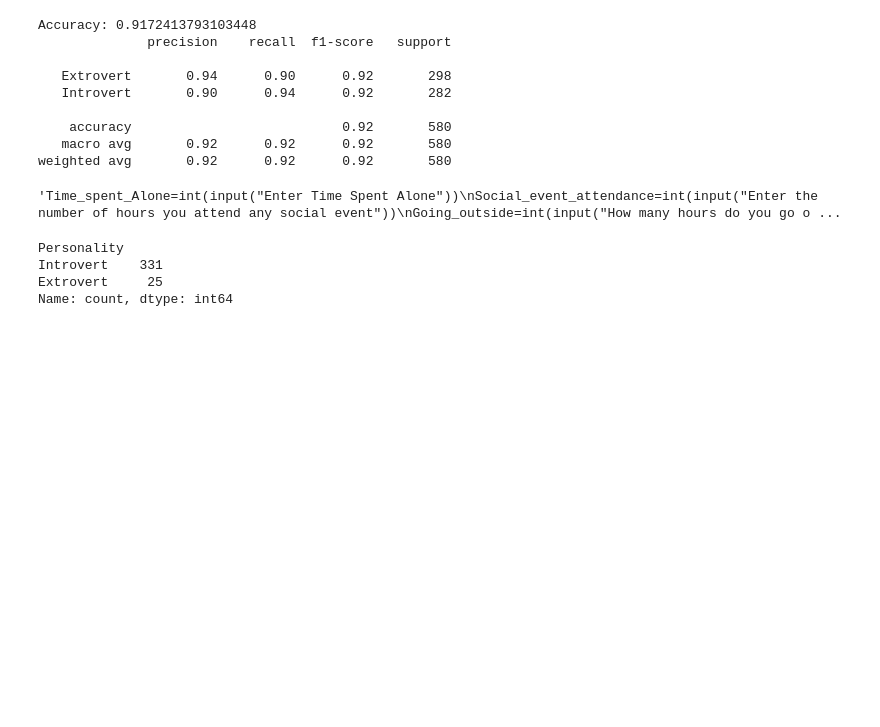
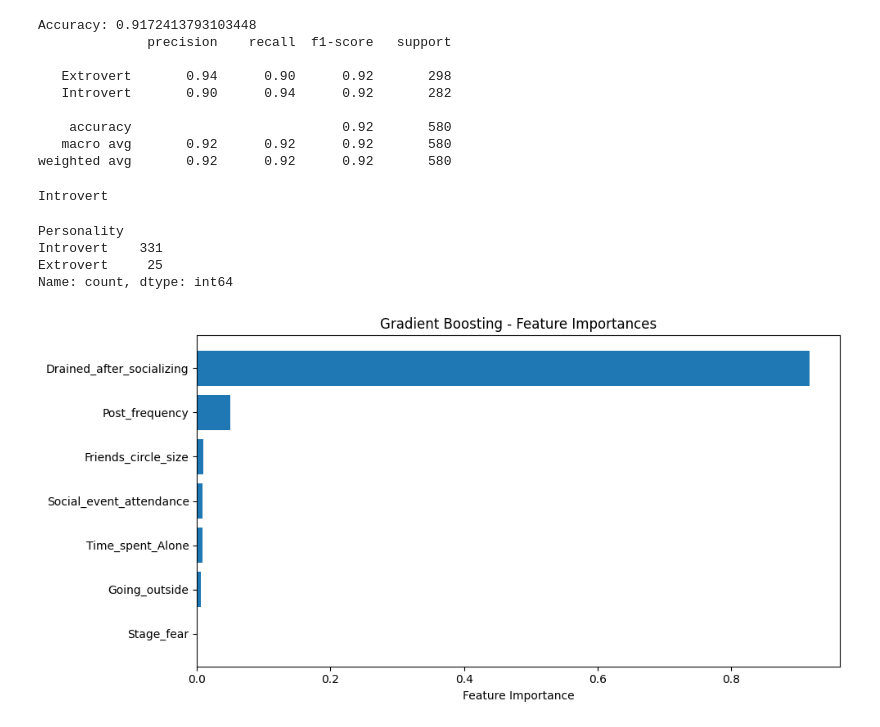
Before and after one commit to praful-srinivasan-027/Extrovert-Introvert, a Jupyter notebook: Human Behaviour.ipynb, the cells around one changed output. Cells and saved outputs as stored; diff of their text form; code cells hidden in the pictures; blank space fills up the shorter version.

```diff
--- a/Human Behaviour.ipynb
+++ b/Human Behaviour.ipynb
@@ -118,8 +118,10 @@ from sklearn.pipeline import Pipeline
 from sklearn.compose import ColumnTransformer
 from sklearn.impute import SimpleImputer
 from sklearn.preprocessing import OrdinalEncoder
+from sklearn.preprocessing import StandardScaler
 num_pipeline = Pipeline([
     ('imputer', SimpleImputer(strategy="median")),
+    ('std_scaler',StandardScaler())
 ])
 
 
@@ -273,7 +275,7 @@ def predict_personality(
     prediction = gr_clas.predict(input_data_test)
     return prediction[0]
 # %%
-'''Time_spent_Alone=int(input("Enter Time Spent Alone"))
+Time_spent_Alone=int(input("Enter Time Spent Alone"))
 Social_event_attendance=int(input("Enter the number of hours you attend any social event"))
 Going_outside=int(input("How many hours do you go outside"))
 Friends_circle_size=int(input("Whats your Friend Circle size"))
@@ -283,9 +285,9 @@ Drained_after_socializing=input("Feeling drained after socializing (Yes/No).")
 print(predict_personality(
     Time_spent_Alone, Social_event_attendance, Going_outside,
     Friends_circle_size, Post_frequency, Stage_fear, Drained_after_socializing
-))'''
+))
 # %% [output]
-'Time_spent_Alone=int(input("Enter Time Spent Alone"))\nSocial_event_attendance=int(input("Enter the number of hours you attend any social event"))\nGoing_outside=int(input("How many hours do you go o ...
+Introvert
 # %%
 print(strat_train_set[strat_train_set['Post_frequency'] == 0]['Personality'].value_counts())
 # %% [output]
@@ -293,3 +295,20 @@ Personality
 Introvert    331
 Extrovert     25
 Name: count, dtype: int64
+# %%
+import matplotlib.pyplot as plt
+
+feature_names = behaviour_num.columns.tolist() + behaviour_cat.columns.tolist()
+
+importances = gr_clas.feature_importances_
+sorted_idx = importances.argsort()
+
+plt.figure(figsize=(10, 5))
+plt.barh(range(len(sorted_idx)), importances[sorted_idx], align='center')
+plt.yticks(range(len(sorted_idx)), [feature_names[i] for i in sorted_idx])
+plt.xlabel("Feature Importance")
+plt.title("Gradient Boosting - Feature Importances")
+plt.tight_layout()
+plt.show()
+# %% [output]
+[figure, added]
```
Also changed, not shown: parts of 2 cells of this notebook.
